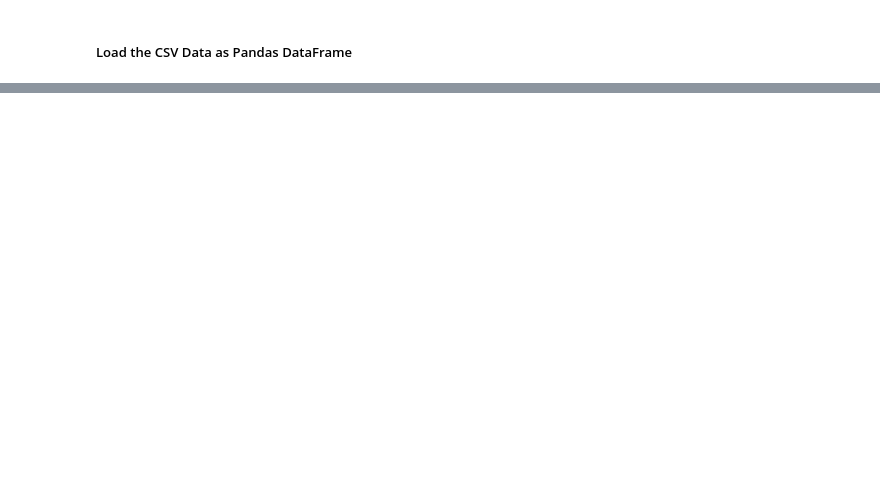
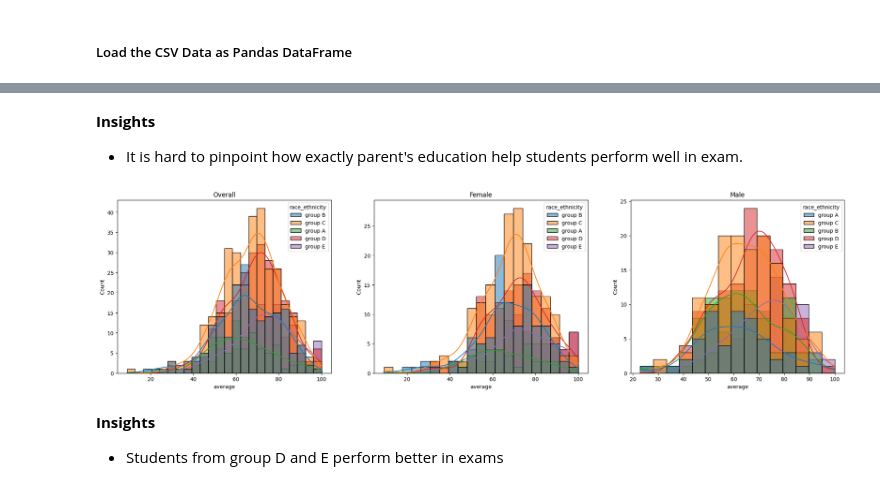
Before and after one commit to sanjay-jmp/mlproject, a Jupyter notebook: notebooks/EDA_and_Preprocessing.ipynb, the cells around one changed output, grey strips where cells are left out. Drawn from its saved outputs; the diff is of its cells as text; code cells hidden in the pictures; blank space fills up the shorter version.

```diff
--- a/notebooks/EDA_and_Preprocessing.ipynb
+++ b/notebooks/EDA_and_Preprocessing.ipynb
@@ -22,0 +308,24 @@ df = pd.read_csv('data/StudentsPerformance.csv')
+# %% [markdown]
+**Insights**
+- It is hard to pinpoint how exactly parent's education help students perform well in exam.
+# %%
+plt.subplots(1,3, figsize=(25,6))
+
+plt.subplot(131)
+sns.histplot(data=df, x='average', kde=True, hue='race_ethnicity')
+plt.title("Overall")
+
+plt.subplot(132)
+sns.histplot(data=df[df.gender == 'female'], x='average', kde=True, hue='race_ethnicity')
+plt.title("Female")
+
+plt.subplot(133)
+sns.histplot(data=df[df.gender == 'male'], x='average', kde=True, hue='race_ethnicity')
+plt.title("Male")
+
+plt.show()
+# %% [output]
+[figure, added]
+# %% [markdown]
+**Insights**
+- Students from group D and E perform better in exams
```
Also changed, not shown: parts of 42 cells of this notebook.
